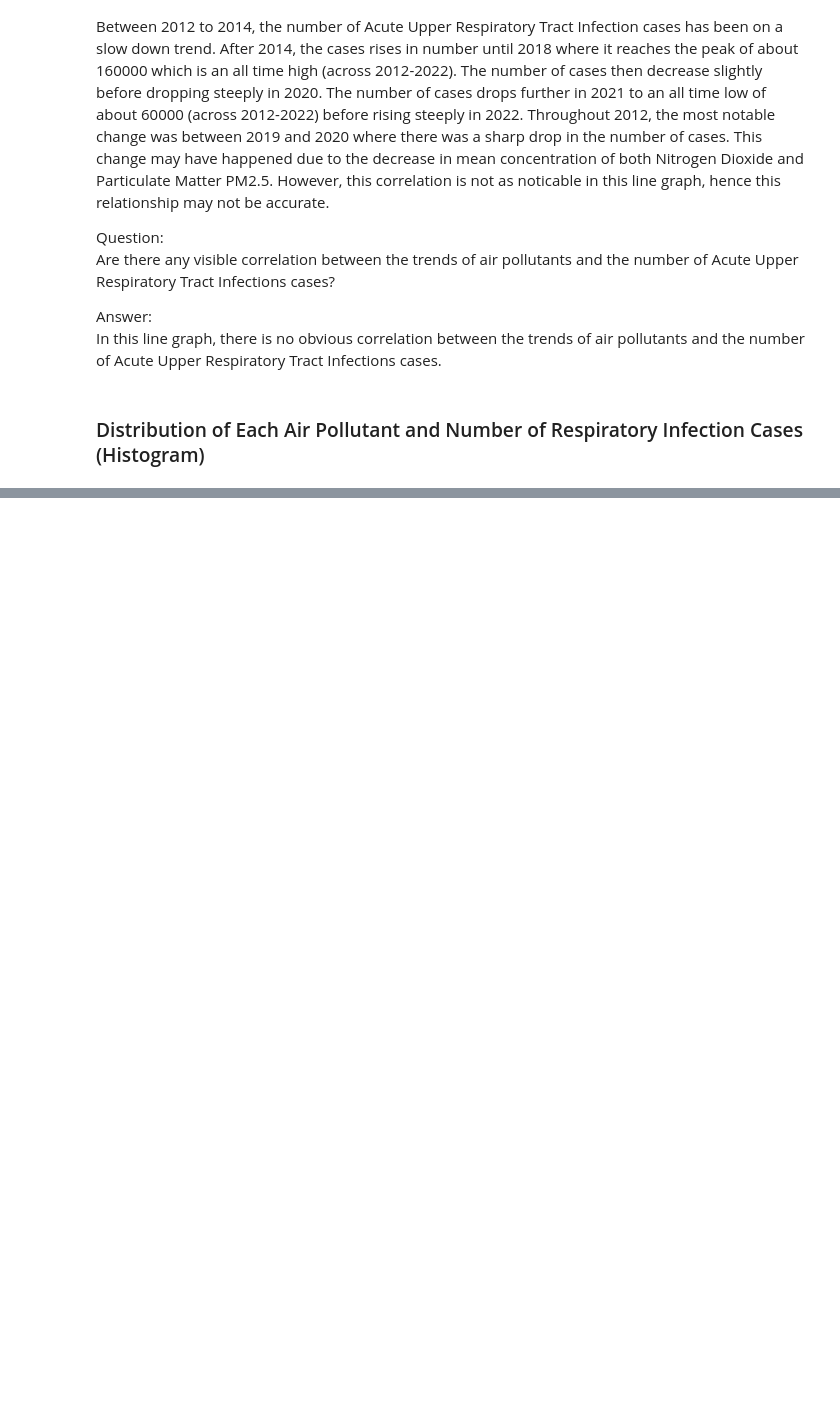
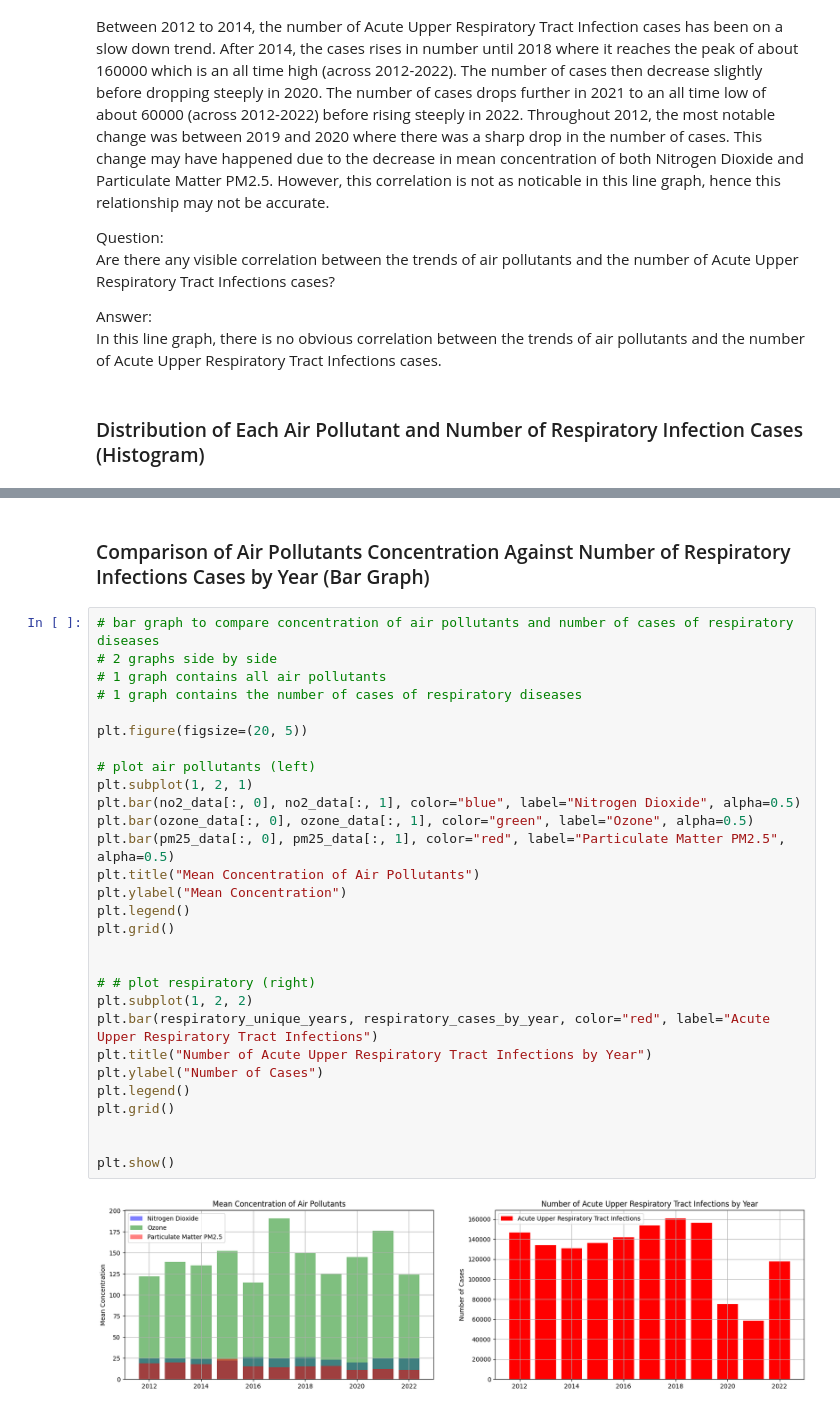
Before and after one commit to Reub26/Programming-for-Data-Science-CA1, a Jupyter notebook: main.ipynb, the cells around one changed output, grey strips where cells are left out. Saved outputs shown, nothing was run; the diff lists cells and outputs as text; blank space fills up the shorter version.

```diff
--- a/main.ipynb
+++ b/main.ipynb
@@ -276,0 +345,33 @@ Finally, Ozone has majority of its data in the 115 to 150 units range, with a ex
+# %% [markdown]
+### Comparison of Air Pollutants Concentration Against Number of Respiratory Infections Cases by Year (Bar Graph)
+# %%
+# bar graph to compare concentration of air pollutants and number of cases of respiratory diseases
+# 2 graphs side by side
+# 1 graph contains all air pollutants
+# 1 graph contains the number of cases of respiratory diseases
+
+plt.figure(figsize=(20, 5))
+
+# plot air pollutants (left)
+plt.subplot(1, 2, 1)
+plt.bar(no2_data[:, 0], no2_data[:, 1], color="blue", label="Nitrogen Dioxide", alpha=0.5)
+plt.bar(ozone_data[:, 0], ozone_data[:, 1], color="green", label="Ozone", alpha=0.5)
+plt.bar(pm25_data[:, 0], pm25_data[:, 1], color="red", label="Particulate Matter PM2.5", alpha=0.5)
+plt.title("Mean Concentration of Air Pollutants")
+plt.ylabel("Mean Concentration")
+plt.legend()
+plt.grid()
+
+
+# # plot respiratory (right)
+plt.subplot(1, 2, 2)
+plt.bar(respiratory_unique_years, respiratory_cases_by_year, color="red", label="Acute Upper Respiratory Tract Infections")
+plt.title("Number of Acute Upper Respiratory Tract Infections by Year")
+plt.ylabel("Number of Cases")
+plt.legend()
+plt.grid()
+
+
+plt.show()
+# %% [output]
+[figure, added]
```
Also changed, not shown: parts of 12 cells of this notebook.
